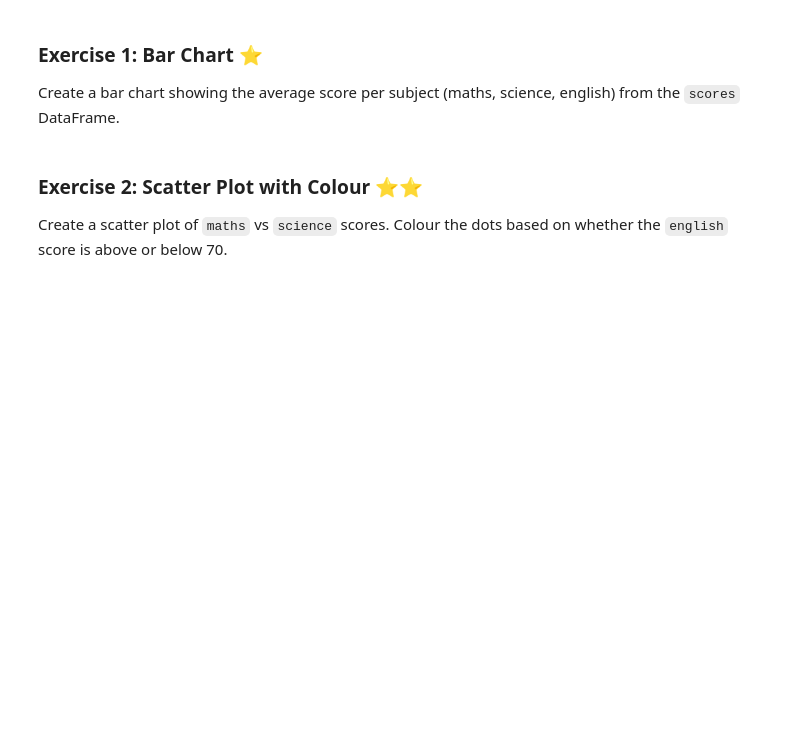
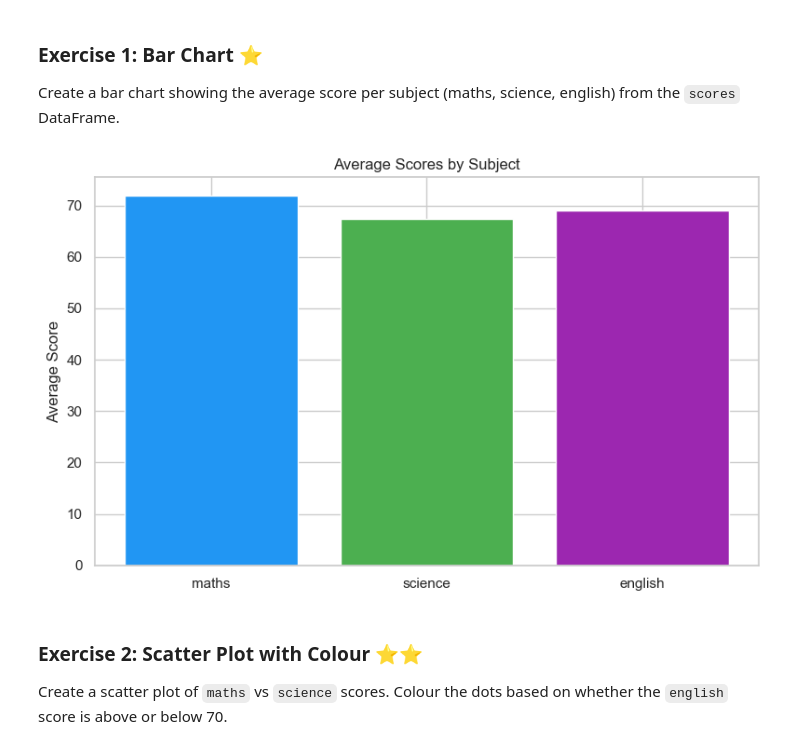
Before and after one commit to kjw009/python-for-data-science, a Jupyter notebook: Module_07_Visualisation/Module_07_Data_Visualisation.ipynb, the cells around one changed output. Saved outputs shown, nothing was run; the diff lists cells and outputs as text; code cells hidden in the pictures; blank space fills up the shorter version.

Commit message:
Completed Data Visualisation

```diff
--- a/Module_07_Visualisation/Module_07_Data_Visualisation.ipynb
+++ b/Module_07_Visualisation/Module_07_Data_Visualisation.ipynb
@@ -273,3 +318,17 @@ Create a bar chart showing the average score per subject (maths, science, englis
+# %%
+# YOUR CODE HERE
+fig, ax = plt.subplots()
+scores.columns
+means = scores[["maths", "science", "english"]].mean()
+
+ax.bar(means.index, means.values, color=["#2196F3", "#4CAF50", "#9C27B0"])
+ax.set_title("Average Scores by Subject")
+ax.set_ylabel("Average Score")
+
+plt.tight_layout()
+plt.show()
+# %% [output]
+[figure, added]
 # %% [markdown]
 ### Exercise 2: Scatter Plot with Colour ⭐⭐
 
```
Also changed, not shown: parts of 18 cells of this notebook.
